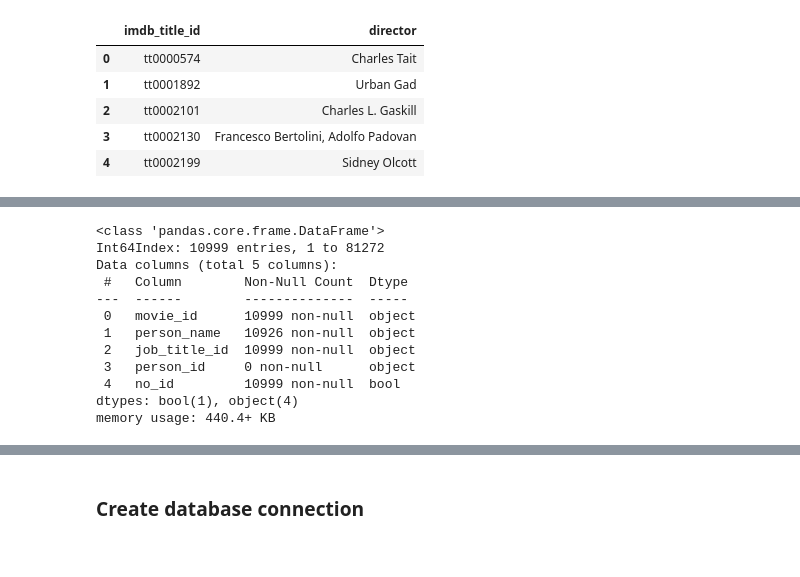
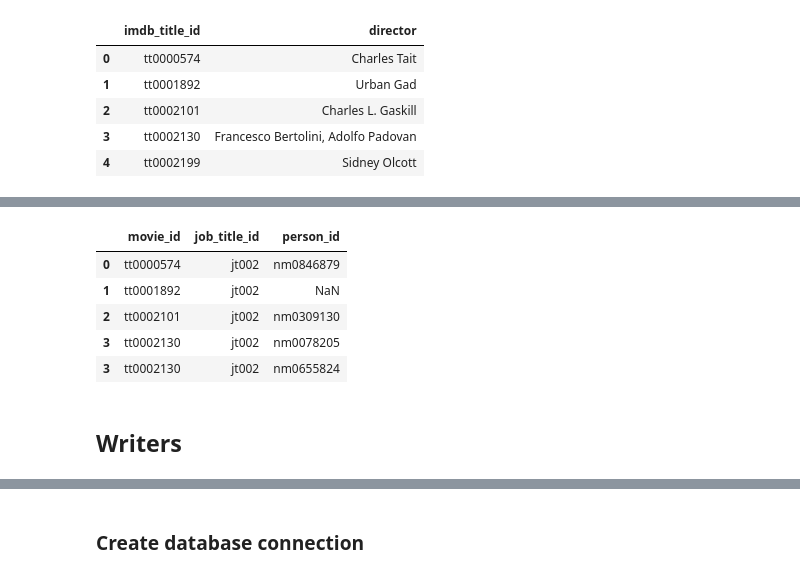
Before and after one commit to trackrun82/ETL_project, a Jupyter notebook: Beth.ipynb, the cells around one changed output, grey strips where cells are left out. Drawn from its saved outputs; the diff is of its cells as text; code cells hidden in the pictures.

```diff
--- a/Beth.ipynb
+++ b/Beth.ipynb
@@ -153,3 +163,0 @@ newdf
-# %%
-newdf['person_id'] = newdf['person_name'].map(final_name.set_index('person_name')['person_id'])
-newdf.head()
@@ -191,15 +163,0 @@ memory usage: 3.0+ MB
-# %%
-no_person_id.info()
-# %% [output]
-<class 'pandas.core.frame.DataFrame'>
-Int64Index: 10999 entries, 1 to 81272
-Data columns (total 5 columns):
- #   Column        Non-Null Count  Dtype
----  ------        --------------  -----
- 0   movie_id      10999 non-null  object
- 1   person_name   10926 non-null  object
- 2   job_title_id  10999 non-null  object
- 3   person_id     0 non-null      object
- 4   no_id         10999 non-null  bool
-dtypes: bool(1), object(4)
-memory usage: 440.4+ KB
@@ -207,0 +164,16 @@ transform_name_df.tail()
+# %%
+#Map person name to name DataFrame and add column person_id
+new_director_df['person_id'] = new_director_df['person_name'].map(final_name.set_index('person_name')['person_id'])
+
+#Drop person name column to form first part of movie_person_title_junction table
+final_director = new_director_df.drop(columns='person_name')
+final_director.head()
+# %% [output]
+|  | movie_id | job_title_id | person_id |
+| 0 | tt0000574 | jt002 | nm0846879 |
+| 1 | tt0001892 | jt002 | NaN |
+| 2 | tt0002101 | jt002 | nm0309130 |
+| 3 | tt0002130 | jt002 | nm0078205 |
+| 3 | tt0002130 | jt002 | nm0655824 |
+# %% [markdown]
+## Writers
```
Also changed, not shown: parts of 37 cells of this notebook, 3 other files.
